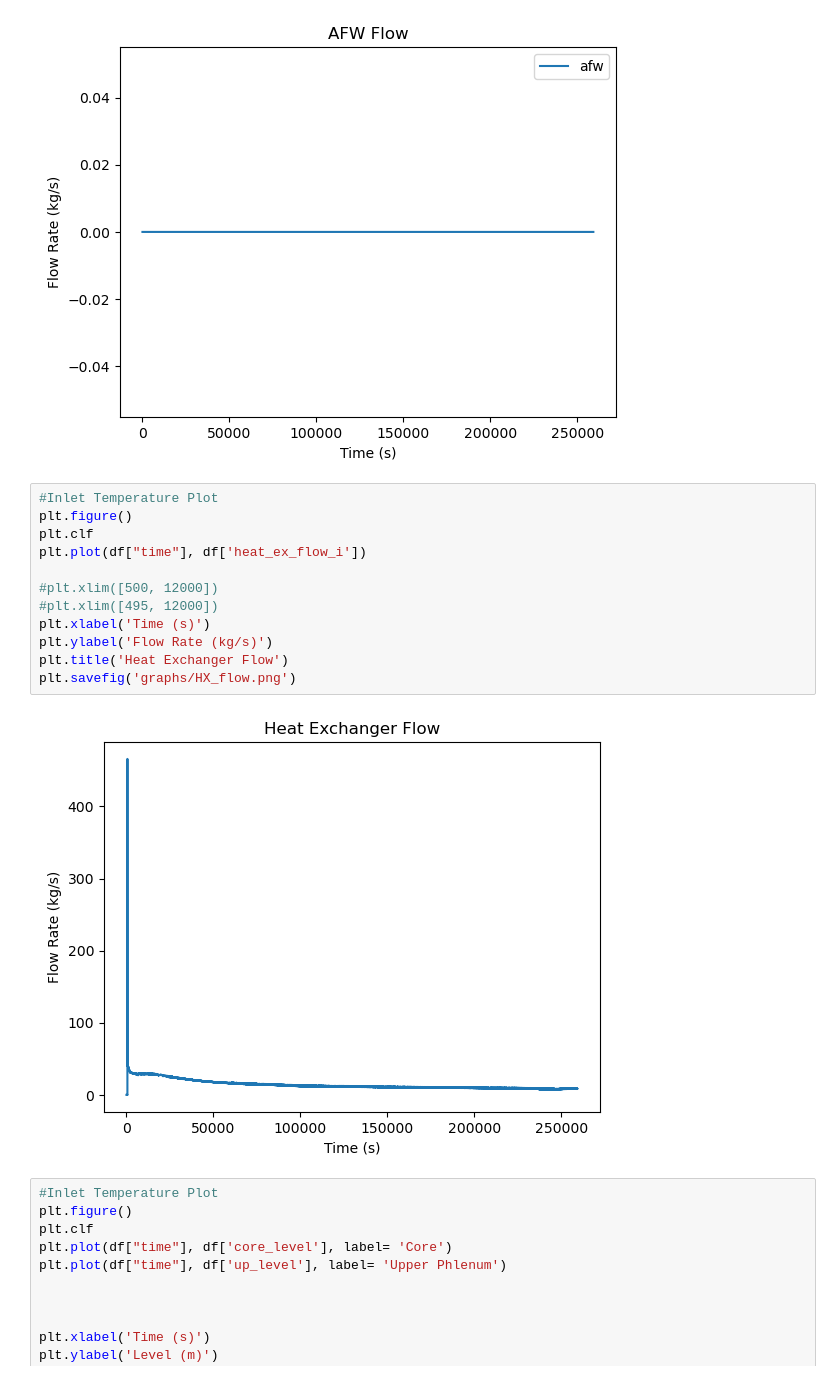
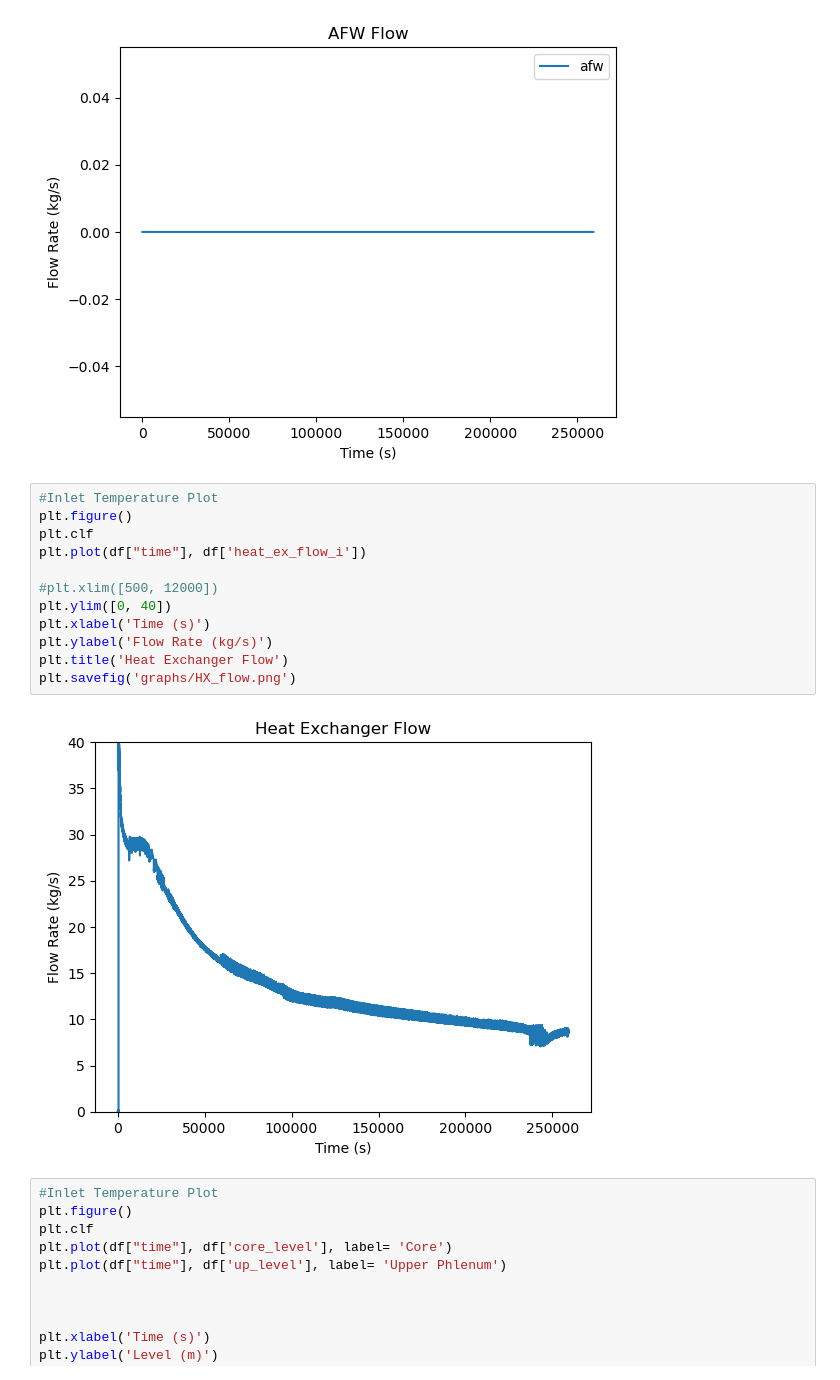
Before and after one commit to tylerkwald/SBO, a Jupyter notebook: OurSytem/plotJup.ipynb, the cells around one changed output. Drawn from its saved outputs; the diff is of its cells as text.

```diff
--- a/OurSytem/plotJup.ipynb
+++ b/OurSytem/plotJup.ipynb
@@ -22,17 +22,17 @@ plt.savefig('graphs/AFW_flow.png')
 # %%
 #Inlet Temperature Plot
 plt.figure()
 plt.clf
 plt.plot(df["time"], df['heat_ex_flow_i'])
 
 #plt.xlim([500, 12000])
-#plt.xlim([495, 12000])
+plt.ylim([0, 40])
 plt.xlabel('Time (s)')
 plt.ylabel('Flow Rate (kg/s)')
 plt.title('Heat Exchanger Flow')
 plt.savefig('graphs/HX_flow.png')
 # %% [output]
-[figure, old version]
+[figure, new version]
 # %%
 #Inlet Temperature Plot
 plt.figure()
```
Also changed, not shown: parts of 2 cells of this notebook, 26 other files.
